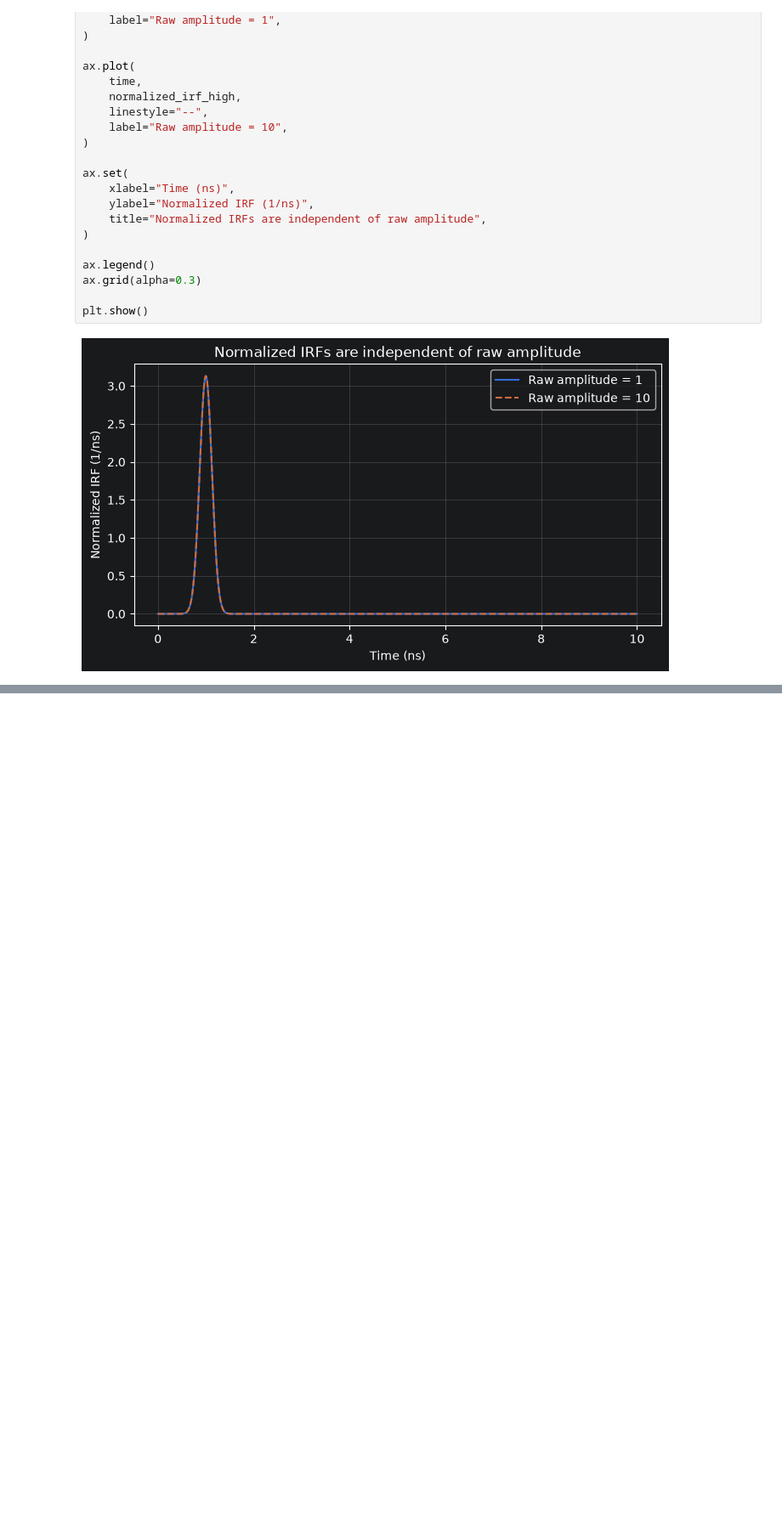
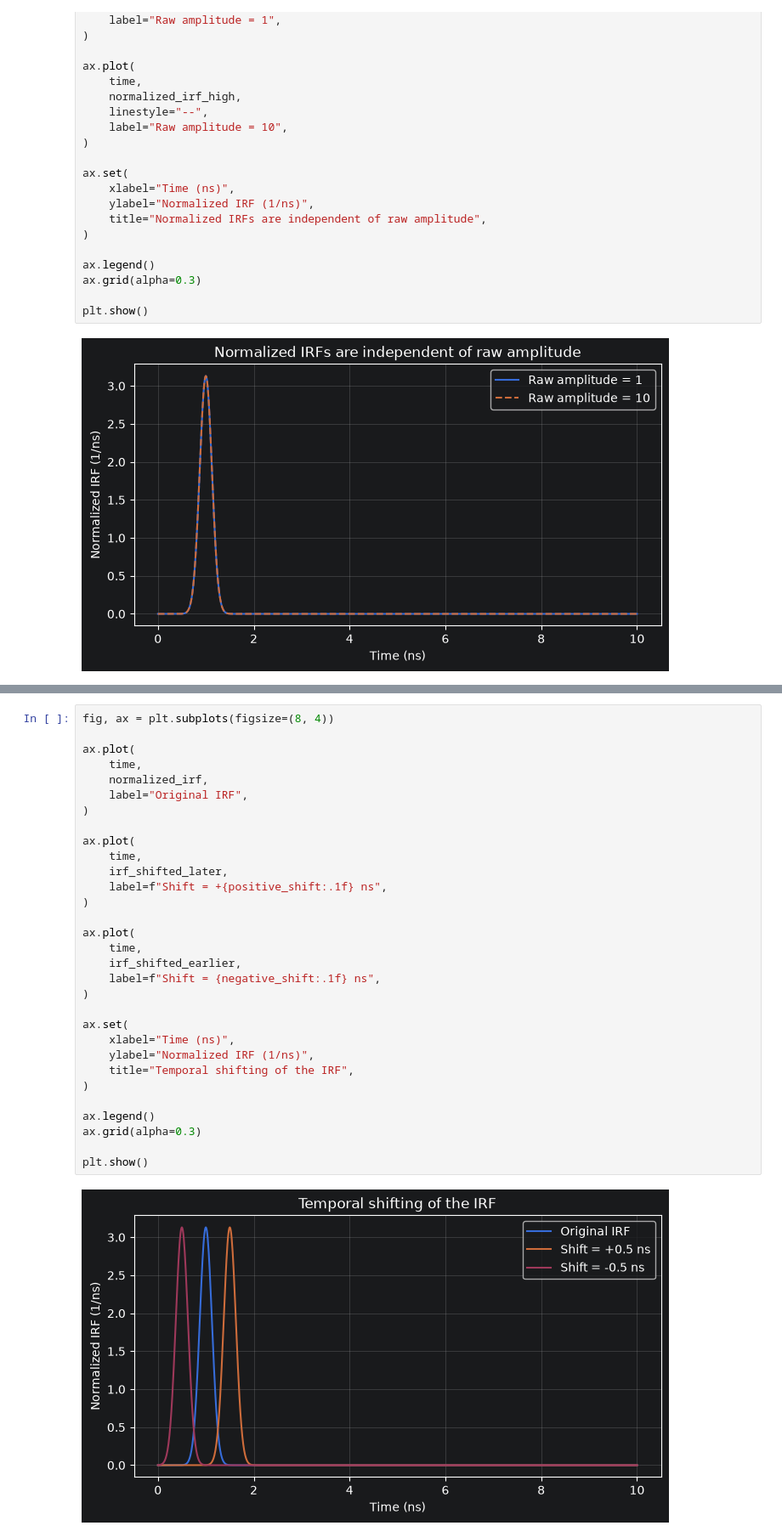
Before and after one commit to moryev/tcspc-lifetime-toolkit, a Jupyter notebook: notebooks/07_irf_convolution_and_realistic_simulation.ipynb, the cells around one changed output, grey strips where cells are left out. Shown at 85% size. Saved outputs shown, nothing was run; the diff lists cells and outputs as text; blank space fills up the shorter version.

```diff
--- a/notebooks/07_irf_convolution_and_realistic_simulation.ipynb
+++ b/notebooks/07_irf_convolution_and_realistic_simulation.ipynb
@@ -470,0 +539,33 @@ plt.show()
+# %%
+fig, ax = plt.subplots(figsize=(8, 4))
+
+ax.plot(
+    time,
+    normalized_irf,
+    label="Original IRF",
+)
+
+ax.plot(
+    time,
+    irf_shifted_later,
+    label=f"Shift = +{positive_shift:.1f} ns",
+)
+
+ax.plot(
+    time,
+    irf_shifted_earlier,
+    label=f"Shift = {negative_shift:.1f} ns",
+)
+
+ax.set(
+    xlabel="Time (ns)",
+    ylabel="Normalized IRF (1/ns)",
+    title="Temporal shifting of the IRF",
+)
+
+ax.legend()
+ax.grid(alpha=0.3)
+
+plt.show()
+# %% [output]
+[figure, added]
```
Also changed, not shown: parts of 19 cells of this notebook.
